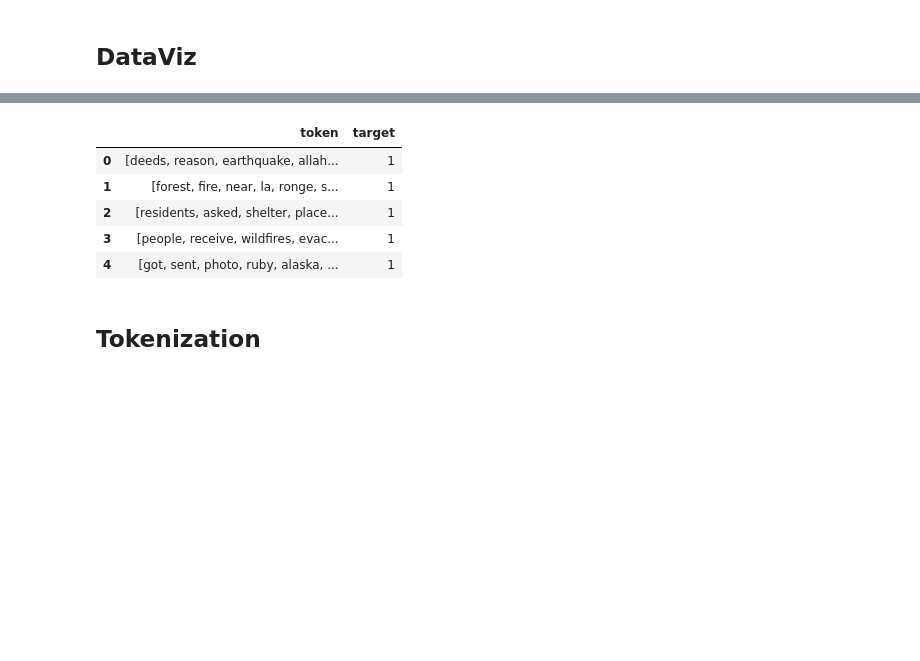
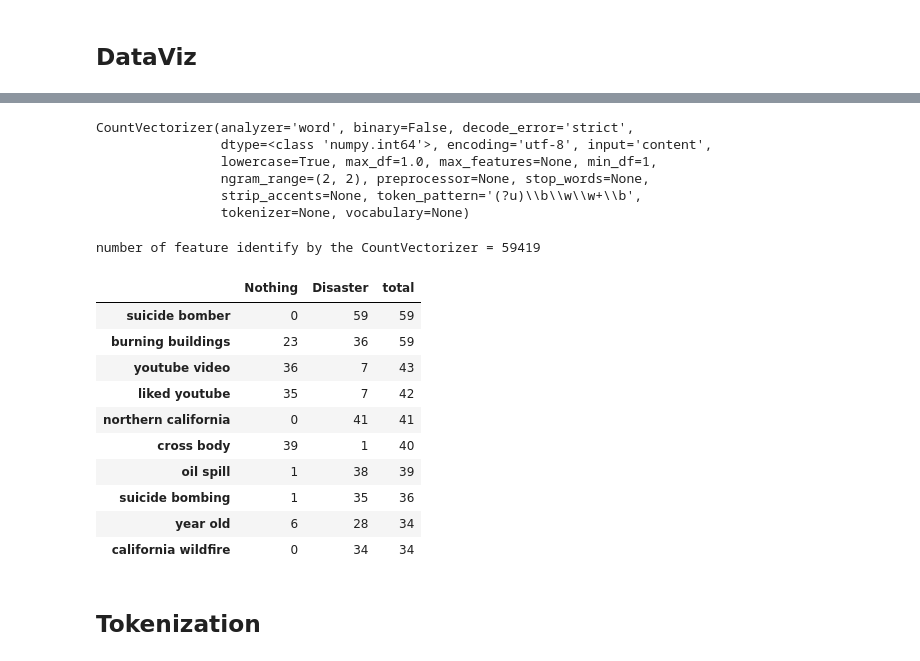
Before and after one commit to XaviJunior/SBB, a Jupyter notebook: project_2/Code/Team_SBB_project_2_Tarik.ipynb, the cells around one changed output, grey strips where cells are left out. Cells and saved outputs as stored; diff of their text form; code cells hidden in the pictures; blank space fills up the shorter version.

```diff
--- a/project_2/Code/Team_SBB_project_2_Tarik.ipynb
+++ b/project_2/Code/Team_SBB_project_2_Tarik.ipynb
@@ -128,16 +128,55 @@ plt.show()
-# %%
-columns = ["token","target"]
-df_token = pd.DataFrame(columns=columns)
-df_token["token"]=df["text"].apply(tokenizer)
-df_token["target"]=df["target"]
-df_token.head()
-# %% [output]
-|  | token | target |
-| 0 | [deeds, reason, earthquake, allah... | 1 |
-| 1 | [forest, fire, near, la, ronge, s... | 1 |
-| 2 | [residents, asked, shelter, place... | 1 |
-| 3 | [people, receive, wildfires, evac... | 1 |
-| 4 | [got, sent, photo, ruby, alaska, ... | 1 |
+# %%
+from sklearn.feature_extraction.text import CountVectorizer
+cvec = CountVectorizer(ngram_range=(2,2))
+cvec.fit(df["text"])
+# %% [output]
+CountVectorizer(analyzer='word', binary=False, decode_error='strict',
+                dtype=<class 'numpy.int64'>, encoding='utf-8', input='content',
+                lowercase=True, max_df=1.0, max_features=None, min_df=1,
+                ngram_range=(2, 2), preprocessor=None, stop_words=None,
+                strip_accents=None, token_pattern='(?u)\\b\\w\\w+\\b',
+                tokenizer=None, vocabulary=None)
+# %%
+print("number of feature identify by the CountVectorizer =",len(cvec.get_feature_names()))
+# %% [output]
+number of feature identify by the CountVectorizer = 59419
+# %%
+#crée un df qui sum le nombre d'apparition de chaine de caractère !
+def token_counter(df, minGram, maxGram):
+  from sklearn.feature_extraction.text import CountVectorizer
+  minGram = minGram
+  maxGram = maxGram
+  df = df
+  cvec = CountVectorizer(ngram_range=(minGram,maxGram), stop_words='english')
+  cvec.fit(df["text"])
+  NoCata_doc_matrix = cvec.transform(df[df["target"] == 0].text)
+  Cata_doc_matrix = cvec.transform(df[df["target"] == 1].text)
+  NoCata_tf = np.sum(NoCata_doc_matrix,axis=0)
+  Cata_tf = np.sum(Cata_doc_matrix,axis=0)
+  NoCata = np.squeeze(np.asarray(NoCata_tf))
+  Cata = np.squeeze(np.asarray(Cata_tf))
+  term_freq_df = pd.DataFrame([NoCata,Cata],columns=cvec.get_feature_names()).transpose()
+  term_freq_df.columns = ['Nothing', 'Disaster']
+  term_freq_df['total'] = term_freq_df['Nothing'] + term_freq_df['Disaster']
+  return term_freq_df
+#term_freq_df.head()
+# %%
+dfViz = pd.DataFrame()
+dfViz = token_counter(df,2,2)
+# %%
+dfViz.sort_values(by='total', ascending=False).iloc[:10]
+# %% [output]
+|  | Nothing | Disaster | total |
+| suicide bomber | 0 | 59 | 59 |
+| burning buildings | 23 | 36 | 59 |
+| youtube video | 36 | 7 | 43 |
+| liked youtube | 35 | 7 | 42 |
+| northern california | 0 | 41 | 41 |
+| cross body | 39 | 1 | 40 |
+| oil spill | 1 | 38 | 39 |
+| suicide bombing | 1 | 35 | 36 |
+| year old | 6 | 28 | 34 |
+| california wildfire | 0 | 34 | 34 |
 # %% [markdown]
 ## Tokenization
 # %%
```
Also changed, not shown: parts of 1 cell of this notebook.
